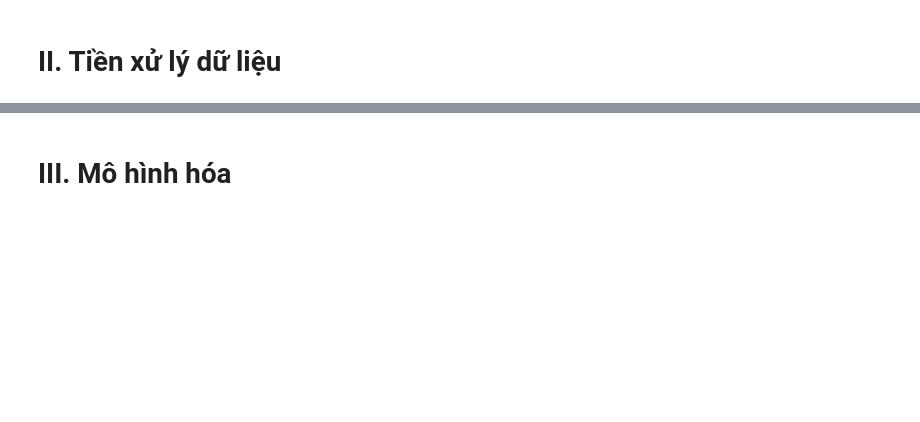
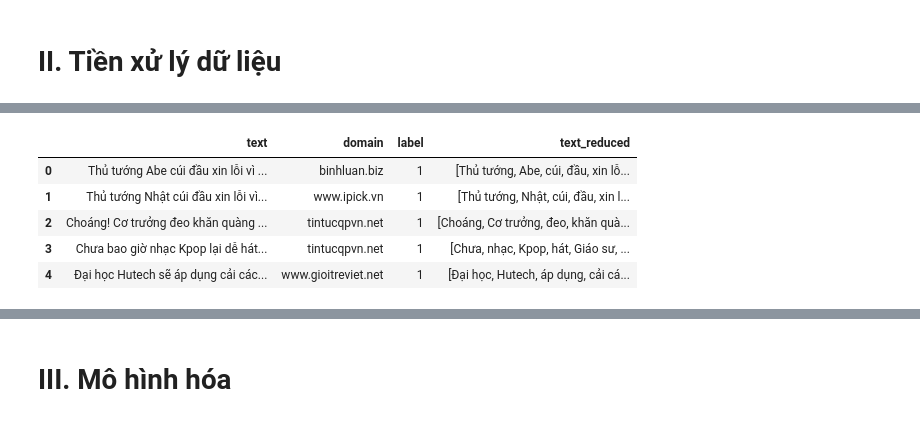
Before and after one commit to LeKiet258/DS-Project03-Fake-News-Detection, a Jupyter notebook: Project_3.ipynb, the cells around one changed output, grey strips where cells are left out. Drawn from its saved outputs; the diff is of its cells as text; code cells hidden in the pictures; blank space fills up the shorter version.

```diff
--- a/Project_3.ipynb
+++ b/Project_3.ipynb
@@ -35,0 +66,26 @@ news_df.head()
+# %%
+news_text = news_df['text'].copy()
+
+# Bỏ đường dẫn
+news_text = news_text.apply(lambda text: re.sub(r'http(s?)\S+.', '', text))
+
+# Bỏ ký tự đặc biệt
+news_text = news_text.apply(lambda text: re.sub(r'[$^*&@#/!.\'‘’\"“”–+-=()%]', '', text))
+news_text = news_text.apply(lambda text: re.sub(r'\r\n', ' ', text))
+
+# Tokenize
+news_text = news_text.apply(word_tokenize) # sử dụng hàm word_tokenize của thư viện underthesea
+
+# Loại bỏ stopwords
+news_text = news_text.apply(lambda words: [word for word in words if word not in stopwords])
+
+# Thêm cột mới vào df ban đầu
+news_df['text_reduced'] = news_text
+news_df.head()
+# %% [output]
+|  | text | domain | label | text_reduced |
+| 0 | Thủ tướng Abe cúi đầu xin lỗi vì ... | binhluan.biz | 1 | [Thủ tướng, Abe, cúi, đầu, xin lỗ... |
+| 1 | Thủ tướng Nhật cúi đầu xin lỗi vì... | www.ipick.vn | 1 | [Thủ tướng, Nhật, cúi, đầu, xin l... |
+| 2 | Choáng! Cơ trưởng đeo khăn quàng ... | tintucqpvn.net | 1 | [Choáng, Cơ trưởng, đeo, khăn quà... |
+| 3 | Chưa bao giờ nhạc Kpop lại dễ hát... | tintucqpvn.net | 1 | [Chưa, nhạc, Kpop, hát, Giáo sư, ... |
+| 4 | Đại học Hutech sẽ áp dụng cải các... | www.gioitreviet.net | 1 | [Đại học, Hutech, áp dụng, cải cá... |
```
Also changed, not shown: parts of 11 cells of this notebook.
